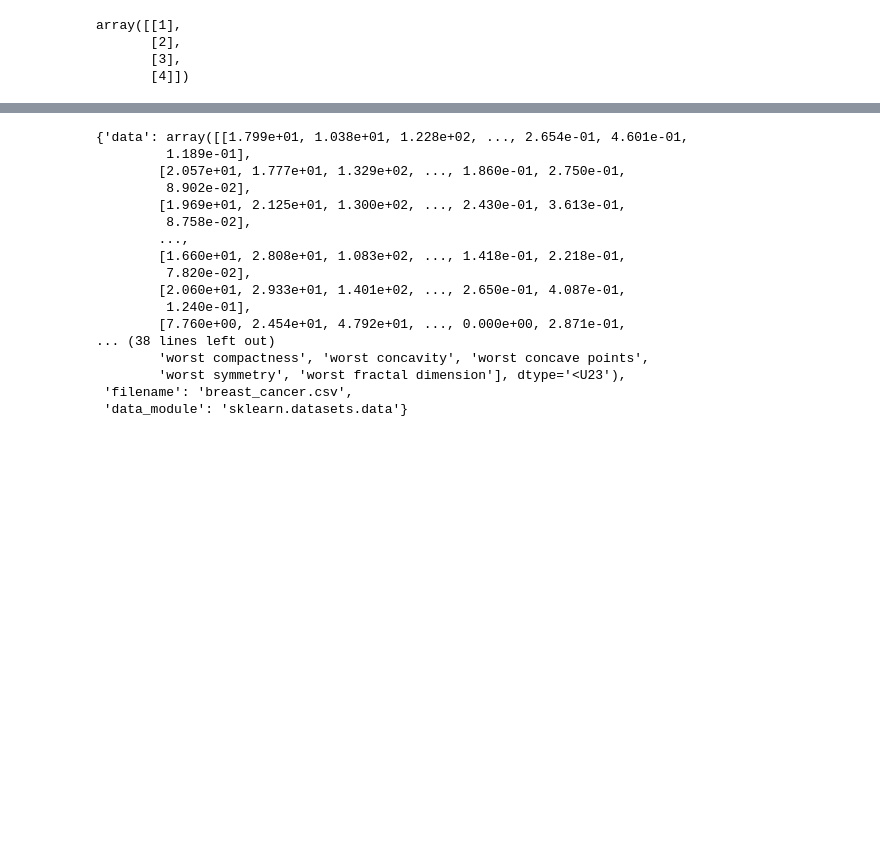
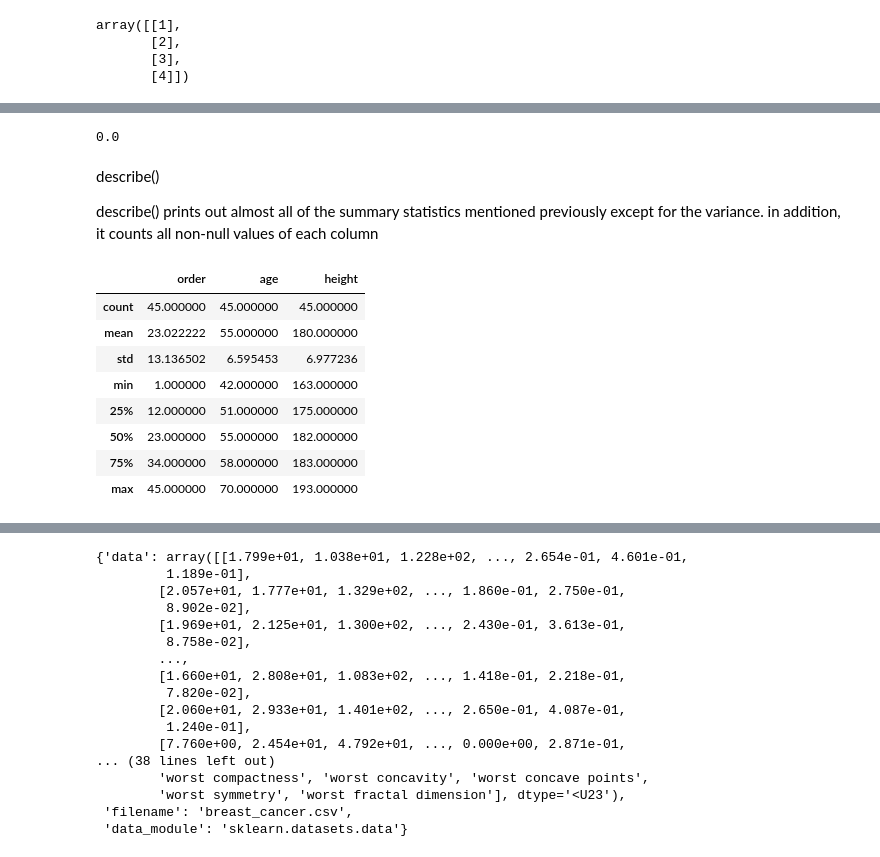
Before and after one commit to kassidy10/Developer, a Jupyter notebook: sololearn/DataScience.ipynb, the cells around one changed output, grey strips where cells are left out. Drawn from its saved outputs; the diff is of its cells as text; code cells hidden in the pictures; blank space fills up the shorter version.

```diff
--- a/sololearn/DataScience.ipynb
+++ b/sololearn/DataScience.ipynb
@@ -118,0 +405,22 @@ array([[1],
+# %%
+const = pd.Series([2,2,2])
+const.var()
+const.std()
+# %% [output]
+0.0
+# %% [markdown]
+describe()
+
+describe() prints out almost all of the summary statistics mentioned previously except for the variance. in addition, it counts all non-null values of each column
+# %%
+presidents_df.describe()
+# %% [output]
+|  | order | age | height |
+| count | 45.000000 | 45.000000 | 45.000000 |
+| mean | 23.022222 | 55.000000 | 180.000000 |
+| std | 13.136502 | 6.595453 | 6.977236 |
+| min | 1.000000 | 42.000000 | 163.000000 |
+| 25% | 12.000000 | 51.000000 | 175.000000 |
+| 50% | 23.000000 | 55.000000 | 182.000000 |
+| 75% | 34.000000 | 58.000000 | 183.000000 |
+| max | 45.000000 | 70.000000 | 193.000000 |
```
Also changed, not shown: parts of 59 cells of this notebook, 1 other file.
